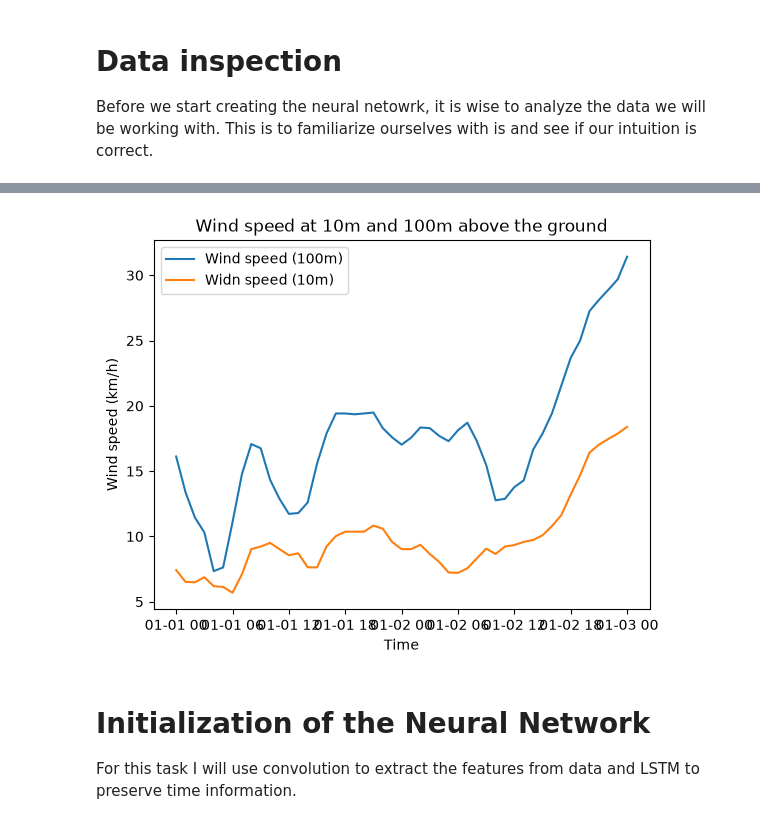
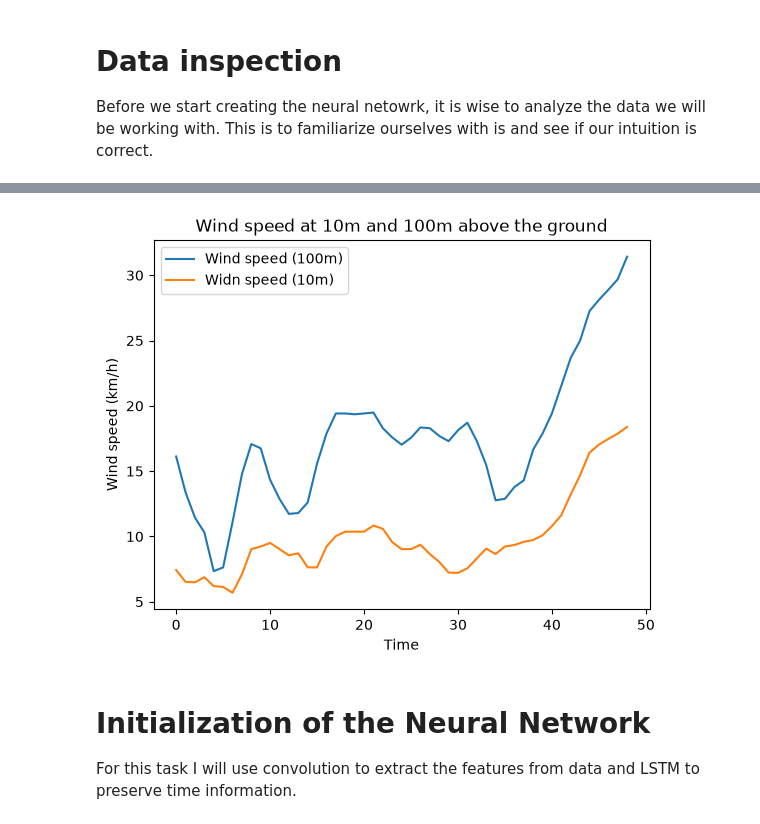
Before and after one commit to Kubel259/Weather-Prediciton, a Jupyter notebook: main.ipynb, the cells around one changed output, grey strips where cells are left out. Drawn from its saved outputs; the diff is of its cells as text; code cells hidden in the pictures.

```diff
--- a/main.ipynb
+++ b/main.ipynb
@@ -94,13 +111,13 @@ plt.show()
 # %%
-plt.plot(data["wind_speed_100m"][:49], label="Wind speed (100m)")
-plt.plot(data["wind_speed_10m"][:49], label="Widn speed (10m)")
+plt.plot(range(49), data["wind_speed_100m"][:49], label="Wind speed (100m)")
+plt.plot(range(49), data["wind_speed_10m"][:49], label="Widn speed (10m)")
 plt.title("Wind speed at 10m and 100m above the ground")
 plt.xlabel("Time")
 plt.ylabel("Wind speed (km/h)")
 plt.legend()
 plt.show()
 # %% [output]
-[figure, old version]
+[figure, new version]
 # %% [markdown]
 # Initialization of the Neural Network
 For this task I will use convolution to extract the features from data and LSTM to preserve time information.
```
Also changed, not shown: parts of 11 cells of this notebook, 1 other file.
